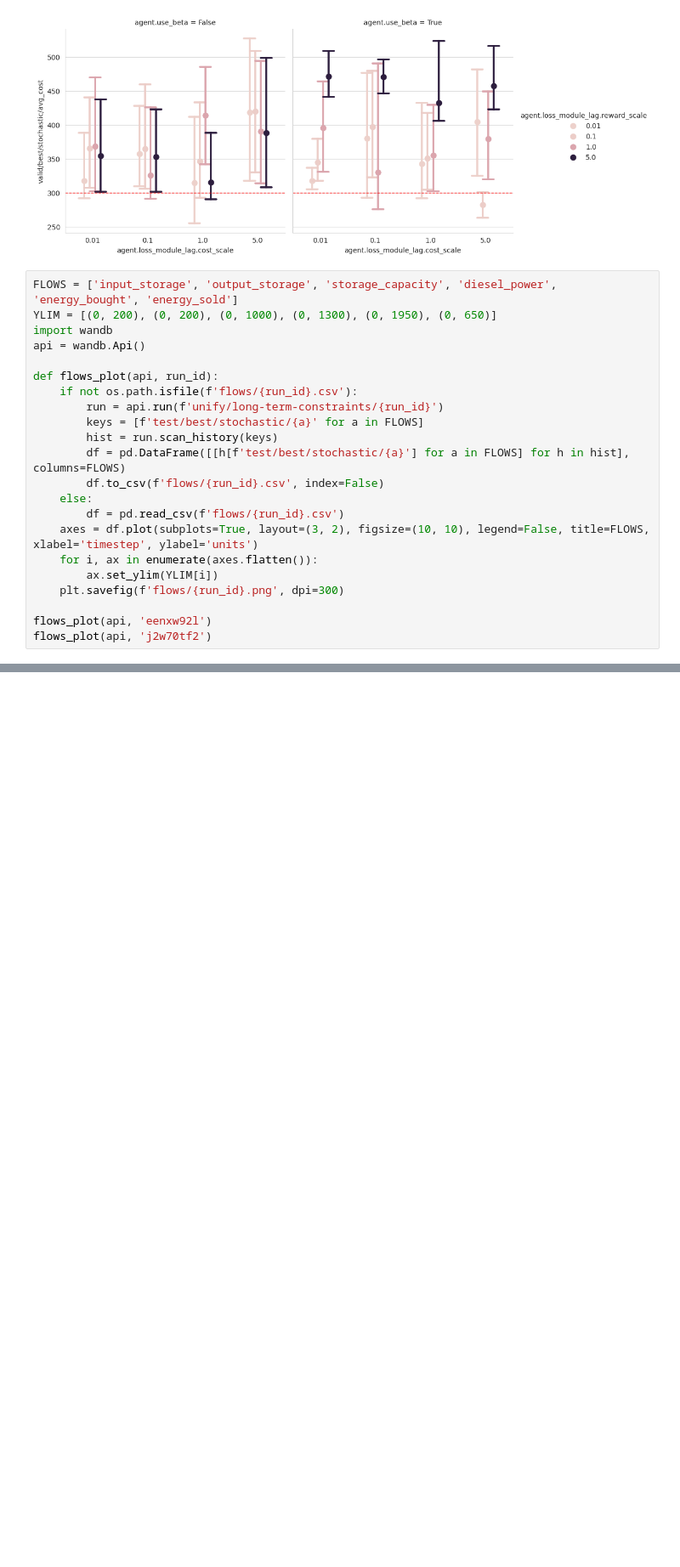
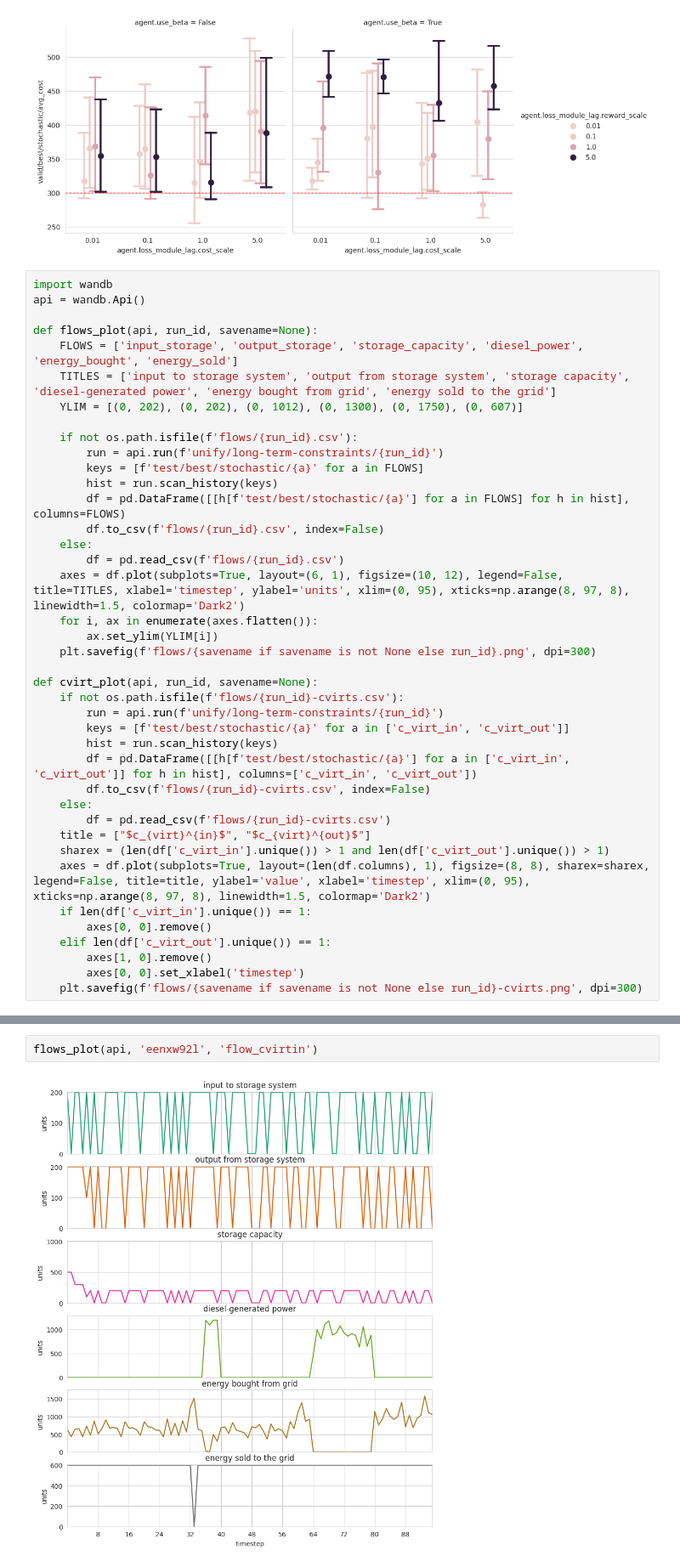
Before and after one commit to diegochine/masters-thesis, a Jupyter notebook: analysis/plots.ipynb, the cells around one changed output, grey strips where cells are left out. Shown at 85% size. Saved outputs shown, nothing was run; the diff lists cells and outputs as text; blank space fills up the shorter version.

Commit message:
added cvirts plots

```diff
--- a/analysis/plots.ipynb
+++ b/analysis/plots.ipynb
@@ -193,12 +193,14 @@ for ax in cplot.axes.flat:
 # %% [output]
 [figure]
 # %%
-FLOWS = ['input_storage', 'output_storage', 'storage_capacity', 'diesel_power', 'energy_bought', 'energy_sold']
-YLIM = [(0, 200), (0, 200), (0, 1000), (0, 1300), (0, 1950), (0, 650)]
 import wandb
 api = wandb.Api()
 
-def flows_plot(api, run_id):
+def flows_plot(api, run_id, savename=None):
+    FLOWS = ['input_storage', 'output_storage', 'storage_capacity', 'diesel_power', 'energy_bought', 'energy_sold']
+    TITLES = ['input to storage system', 'output from storage system', 'storage capacity', 'diesel-generated power', 'energy bought from grid', 'energy sold to the grid']
+    YLIM = [(0, 202), (0, 202), (0, 1012), (0, 1300), (0, 1750), (0, 607)]
+
     if not os.path.isfile(f'flows/{run_id}.csv'):
         run = api.run(f'unify/long-term-constraints/{run_id}')
         keys = [f'test/best/stochastic/{a}' for a in FLOWS]
@@ -207,10 +209,26 @@ def flows_plot(api, run_id):
         df.to_csv(f'flows/{run_id}.csv', index=False)
     else:
         df = pd.read_csv(f'flows/{run_id}.csv')
-    axes = df.plot(subplots=True, layout=(3, 2), figsize=(10, 10), legend=False, title=FLOWS, xlabel='timestep', ylabel='units')
+    axes = df.plot(subplots=True, layout=(6, 1), figsize=(10, 12), legend=False, title=TITLES, xlabel='timestep', ylabel='units', xlim=(0, 95), xticks=np.arange(8, 97, 8), linewidth=1.5, colormap='Dark2')
     for i, ax in enumerate(axes.flatten()):
         ax.set_ylim(YLIM[i])
-    plt.savefig(f'flows/{run_id}.png', dpi=300)
+    plt.savefig(f'flows/{savename if savename is not None else run_id}.png', dpi=300)
 
-flows_plot(api, 'eenxw92l')
-flows_plot(api, 'j2w70tf2')
+def cvirt_plot(api, run_id, savename=None):
+    if not os.path.isfile(f'flows/{run_id}-cvirts.csv'):
+        run = api.run(f'unify/long-term-constraints/{run_id}')
+        keys = [f'test/best/stochastic/{a}' for a in ['c_virt_in', 'c_virt_out']]
+        hist = run.scan_history(keys)
+        df = pd.DataFrame([[h[f'test/best/stochastic/{a}'] for a in ['c_virt_in', 'c_virt_out']] for h in hist], columns=['c_virt_in', 'c_virt_out'])
+        df.to_csv(f'flows/{run_id}-cvirts.csv', index=False)
+    else:
+        df = pd.read_csv(f'flows/{run_id}-cvirts.csv')
+    title = ["$c_{virt}^{in}$", "$c_{virt}^{out}$"]
+    sharex = (len(df['c_virt_in'].unique()) > 1 and len(df['c_virt_out'].unique()) > 1)
+    axes = df.plot(subplots=True, layout=(len(df.columns), 1), figsize=(8, 8), sharex=sharex, legend=False, title=title, ylabel='value', xlabel='timestep', xlim=(0, 95), xticks=np.arange(8, 97, 8), linewidth=1.5, colormap='Dark2')
+    if len(df['c_virt_in'].unique()) == 1:
+        axes[0, 0].remove()
+    elif len(df['c_virt_out'].unique()) == 1:
+        axes[1, 0].remove()
+        axes[0, 0].set_xlabel('timestep')
+    plt.savefig(f'flows/{savename if savename is not None else run_id}-cvirts.png', dpi=300)
@@ -219,0 +235,4 @@ flows_plot(api, 'j2w70tf2')
+# %%
+flows_plot(api, 'eenxw92l', 'flow_cvirtin')
+# %% [output]
+[figure, added]
```
Also changed, not shown: parts of 6 cells of this notebook.
